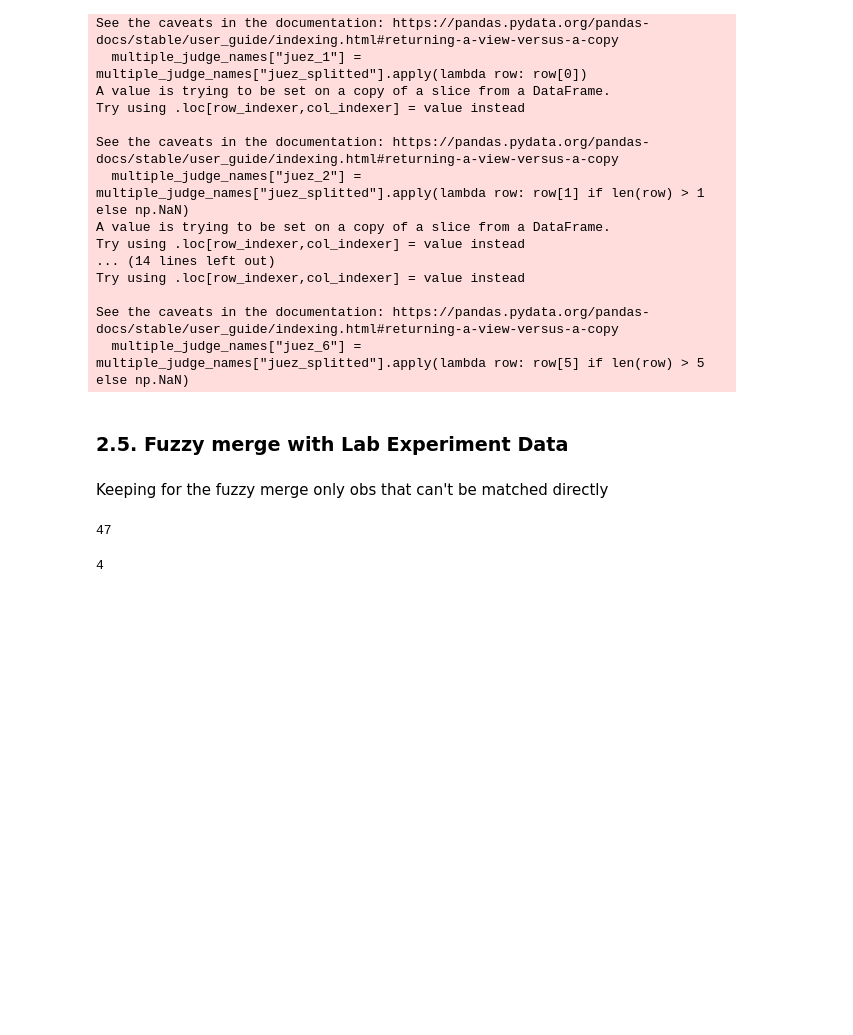
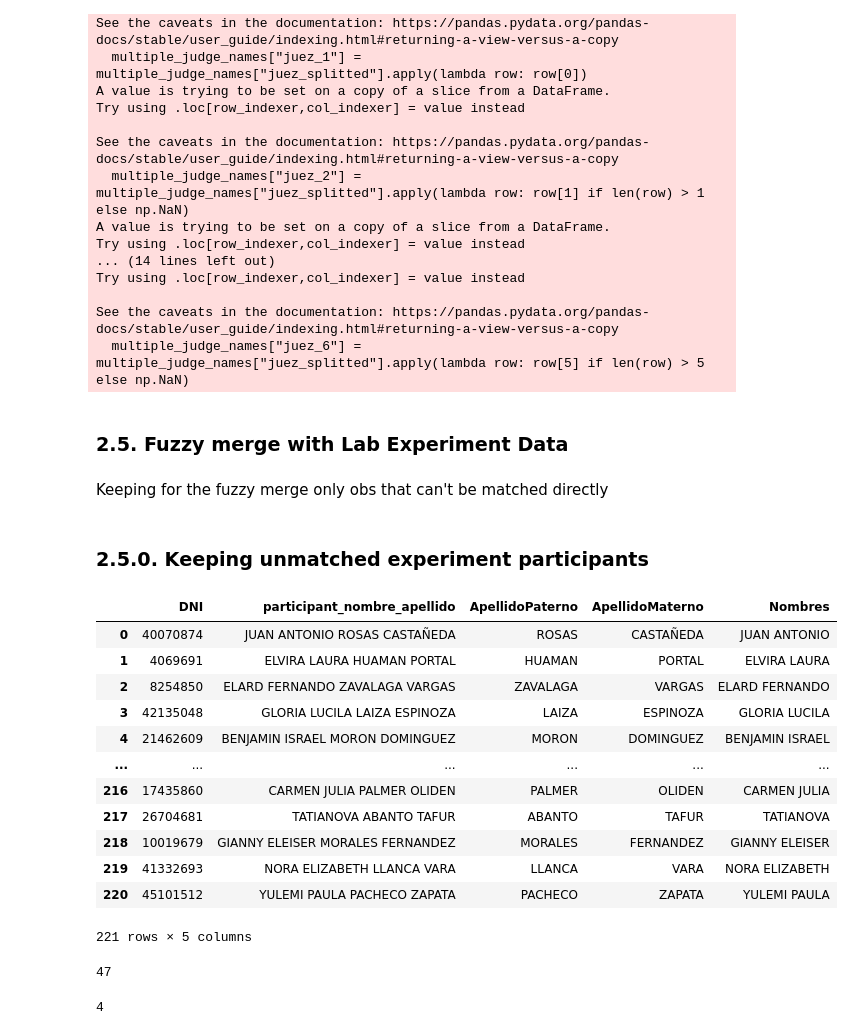
Before and after one commit to mgutierrezc/peru-amag-stats, a Jupyter notebook: case_outcomes/Case Outcomes for Amag II.ipynb, the cells around one changed output. Saved outputs shown, nothing was run; the diff lists cells and outputs as text; code cells hidden in the pictures; blank space fills up the shorter version.

Commit message:
added snippet for keeping unmatched judges #5

```diff
--- a/case_outcomes/Case Outcomes for Amag II.ipynb
+++ b/case_outcomes/Case Outcomes for Amag II.ipynb
@@ -268,3 +268,32 @@ judge_names_only_cleaned = judge_names_only[~judge_names_only["juez"].isin(nombr
 # %%
 apellido_nombre_merge = pd.merge(judge_names_only, exp_participants, left_on="juez", right_on="participant_apellido_nombre")
 apellido_nombre_merge = apellido_nombre_merge.drop_duplicates(subset=["juez"])
+# %% [markdown]
+### 2.5.0. Keeping unmatched experiment participants
+# %%
+# Resultado 1:
+
+result_1 = pd.merge(exp_participants, nombre_apellido_merge, on="participant_nombre_apellido", indicator=True, how="outer")
+# %%
+result_1 = result_1[result_1["_merge"] == "left_only"].rename(columns =
+                                                   {"nrodocumento_x": "DNI"})[["DNI","participant_nombre_apellido"]]
+# %%
+result_1 = pd.merge(result_1, lab_data[["ApellidoPaterno", "ApellidoMaterno", "Nombres", "nrodocumento"]], left_on="DNI", right_on="nrodocumento")
+# %%
+result_1 = result_1.drop(columns = "nrodocumento")
+# %%
+result_1
+# %% [output]
+|  | DNI | participant_nombre_apellido | ApellidoPaterno | ApellidoMaterno | Nombres |
+| 0 | 40070874 | JUAN ANTONIO ROSAS CASTAÑEDA | ROSAS | CASTAÑEDA | JUAN ANTONIO |
+| 1 | 4069691 | ELVIRA LAURA HUAMAN PORTAL | HUAMAN | PORTAL | ELVIRA LAURA |
+| 2 | 8254850 | ELARD FERNANDO ZAVALAGA VARGAS | ZAVALAGA | VARGAS | ELARD FERNANDO |
+| 3 | 42135048 | GLORIA LUCILA LAIZA ESPINOZA | LAIZA | ESPINOZA | GLORIA LUCILA |
+| 4 | 21462609 | BENJAMIN ISRAEL MORON DOMINGUEZ | MORON | DOMINGUEZ | BENJAMIN ISRAEL |
+| ... | ... | ... | ... | ... | ... |
+| 216 | 17435860 | CARMEN JULIA PALMER OLIDEN | PALMER | OLIDEN | CARMEN JULIA |
+| 217 | 26704681 | TATIANOVA ABANTO TAFUR | ABANTO | TAFUR | TATIANOVA |
+| 218 | 10019679 | GIANNY ELEISER MORALES FERNANDEZ | MORALES | FERNANDEZ | GIANNY ELEISER |
+| 219 | 41332693 | NORA ELIZABETH LLANCA VARA | LLANCA | VARA | NORA ELIZABETH |
+| 220 | 45101512 | YULEMI PAULA PACHECO ZAPATA | PACHECO | ZAPATA | YULEMI PAULA |
+221 rows × 5 columns
```
Also changed, not shown: parts of 3 cells of this notebook.
